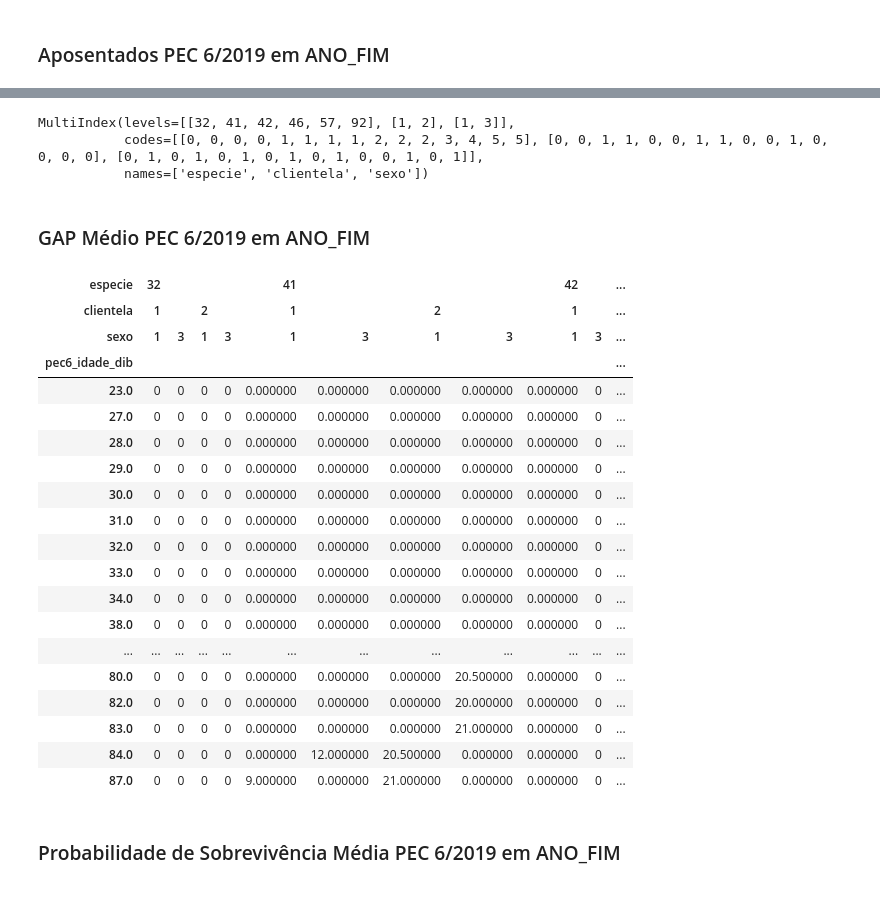
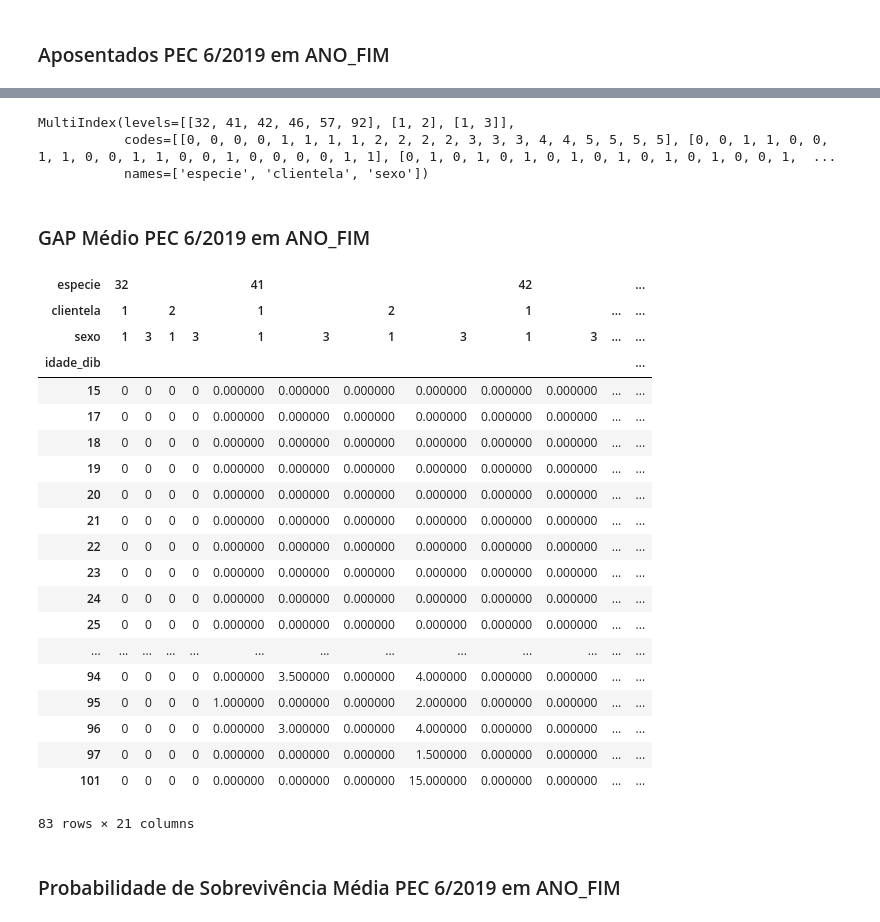
Before and after one commit to andrespp/ds-prev, a Jupyter notebook: analysis/reforma_acct-draft.ipynb, the cells around one changed output, grey strips where cells are left out. Saved outputs shown, nothing was run; the diff lists cells and outputs as text; code cells hidden in the pictures.

```diff
--- a/analysis/reforma_acct-draft.ipynb
+++ b/analysis/reforma_acct-draft.ipynb
@@ -142,0 +170,4 @@ df_rgps
+# %%
+print('ANO FIM = {}'.format(ANO_FIM))
+df = fato_pessoa[['especie','clientela', 'sexo', 'idade_dib', 'pec6_idade_dib','pec6_prob','pec6_gap','pec6_percent']]
+print(df['especie'].unique())
@@ -173,37 +208,38 @@ df_qtd
 df_qtd.columns
 # %% [output]
 MultiIndex(levels=[[32, 41, 42, 46, 57, 92], [1, 2], [1, 3]],
-           codes=[[0, 0, 0, 0, 1, 1, 1, 1, 2, 2, 2, 3, 4, 5, 5], [0, 0, 1, 1, 0, 0, 1, 1, 0, 0, 1, 0, 0, 0, 0], [0, 1, 0, 1, 0, 1, 0, 1, 0, 1, 0, 0, 1, 0, 1]],
+           codes=[[0, 0, 0, 0, 1, 1, 1, 1, 2, 2, 2, 2, 3, 3, 3, 4, 4, 5, 5, 5, 5], [0, 0, 1, 1, 0, 0, 1, 1, 0, 0, 1, 1, 0, 0, 1, 0, 0, 0, 0, 1, 1], [0, 1, 0, 1, 0, 1, 0, 1, 0, 1, 0, 1, 0, 1, 0, 0, 1,  ...
            names=['especie', 'clientela', 'sexo'])
 # %% [markdown]
 ### GAP Médio PEC 6/2019 em ANO_FIM
 # %%
-df_gap = df.pivot_table(index='pec6_idade_dib', columns=['especie','clientela','sexo'],
+df_gap = df.pivot_table(index='idade_dib', columns=['especie','clientela','sexo'],
                     values='pec6_gap', aggfunc='mean')#.round()
 df_gap.fillna(value=0, inplace=True, downcast='infer')
 #df_qtd.to_csv('../sandbox/2016_pec_avggap_sample.csv')
 df_gap
 # %% [output]
-| especie | 32 |  |  |  | 41 |  |  |  | 42 |  | ... |
-| clientela | 1 |  | 2 |  | 1 |  | 2 |  | 1 |  | ... |
-| sexo | 1 | 3 | 1 | 3 | 1 | 3 | 1 | 3 | 1 | 3 | ... |
-| pec6_idade_dib |  |  |  |  |  |  |  |  |  |  | ... |
-| 23.0 | 0 | 0 | 0 | 0 | 0.000000 | 0.000000 | 0.000000 | 0.000000 | 0.000000 | 0 | ... |
-| 27.0 | 0 | 0 | 0 | 0 | 0.000000 | 0.000000 | 0.000000 | 0.000000 | 0.000000 | 0 | ... |
-| 28.0 | 0 | 0 | 0 | 0 | 0.000000 | 0.000000 | 0.000000 | 0.000000 | 0.000000 | 0 | ... |
-| 29.0 | 0 | 0 | 0 | 0 | 0.000000 | 0.000000 | 0.000000 | 0.000000 | 0.000000 | 0 | ... |
-| 30.0 | 0 | 0 | 0 | 0 | 0.000000 | 0.000000 | 0.000000 | 0.000000 | 0.000000 | 0 | ... |
-| 31.0 | 0 | 0 | 0 | 0 | 0.000000 | 0.000000 | 0.000000 | 0.000000 | 0.000000 | 0 | ... |
-| 32.0 | 0 | 0 | 0 | 0 | 0.000000 | 0.000000 | 0.000000 | 0.000000 | 0.000000 | 0 | ... |
-| 33.0 | 0 | 0 | 0 | 0 | 0.000000 | 0.000000 | 0.000000 | 0.000000 | 0.000000 | 0 | ... |
-| 34.0 | 0 | 0 | 0 | 0 | 0.000000 | 0.000000 | 0.000000 | 0.000000 | 0.000000 | 0 | ... |
-| 38.0 | 0 | 0 | 0 | 0 | 0.000000 | 0.000000 | 0.000000 | 0.000000 | 0.000000 | 0 | ... |
-| ... | ... | ... | ... | ... | ... | ... | ... | ... | ... | ... | ... |
-| 80.0 | 0 | 0 | 0 | 0 | 0.000000 | 0.000000 | 0.000000 | 20.500000 | 0.000000 | 0 | ... |
-| 82.0 | 0 | 0 | 0 | 0 | 0.000000 | 0.000000 | 0.000000 | 20.000000 | 0.000000 | 0 | ... |
-| 83.0 | 0 | 0 | 0 | 0 | 0.000000 | 0.000000 | 0.000000 | 21.000000 | 0.000000 | 0 | ... |
-| 84.0 | 0 | 0 | 0 | 0 | 0.000000 | 12.000000 | 20.500000 | 0.000000 | 0.000000 | 0 | ... |
-| 87.0 | 0 | 0 | 0 | 0 | 9.000000 | 0.000000 | 21.000000 | 0.000000 | 0.000000 | 0 | ... |
+| especie | 32 |  |  |  | 41 |  |  |  | 42 |  |  | ... |
+| clientela | 1 |  | 2 |  | 1 |  | 2 |  | 1 |  | ... | ... |
+| sexo | 1 | 3 | 1 | 3 | 1 | 3 | 1 | 3 | 1 | 3 | ... | ... |
+| idade_dib |  |  |  |  |  |  |  |  |  |  |  | ... |
+| 15 | 0 | 0 | 0 | 0 | 0.000000 | 0.000000 | 0.000000 | 0.000000 | 0.000000 | 0.000000 | ... | ... |
+| 17 | 0 | 0 | 0 | 0 | 0.000000 | 0.000000 | 0.000000 | 0.000000 | 0.000000 | 0.000000 | ... | ... |
+| 18 | 0 | 0 | 0 | 0 | 0.000000 | 0.000000 | 0.000000 | 0.000000 | 0.000000 | 0.000000 | ... | ... |
+| 19 | 0 | 0 | 0 | 0 | 0.000000 | 0.000000 | 0.000000 | 0.000000 | 0.000000 | 0.000000 | ... | ... |
+| 20 | 0 | 0 | 0 | 0 | 0.000000 | 0.000000 | 0.000000 | 0.000000 | 0.000000 | 0.000000 | ... | ... |
+| 21 | 0 | 0 | 0 | 0 | 0.000000 | 0.000000 | 0.000000 | 0.000000 | 0.000000 | 0.000000 | ... | ... |
+| 22 | 0 | 0 | 0 | 0 | 0.000000 | 0.000000 | 0.000000 | 0.000000 | 0.000000 | 0.000000 | ... | ... |
+| 23 | 0 | 0 | 0 | 0 | 0.000000 | 0.000000 | 0.000000 | 0.000000 | 0.000000 | 0.000000 | ... | ... |
+| 24 | 0 | 0 | 0 | 0 | 0.000000 | 0.000000 | 0.000000 | 0.000000 | 0.000000 | 0.000000 | ... | ... |
+| 25 | 0 | 0 | 0 | 0 | 0.000000 | 0.000000 | 0.000000 | 0.000000 | 0.000000 | 0.000000 | ... | ... |
+| ... | ... | ... | ... | ... | ... | ... | ... | ... | ... | ... | ... | ... |
+| 94 | 0 | 0 | 0 | 0 | 0.000000 | 3.500000 | 0.000000 | 4.000000 | 0.000000 | 0.000000 | ... | ... |
+| 95 | 0 | 0 | 0 | 0 | 1.000000 | 0.000000 | 0.000000 | 2.000000 | 0.000000 | 0.000000 | ... | ... |
+| 96 | 0 | 0 | 0 | 0 | 0.000000 | 3.000000 | 0.000000 | 4.000000 | 0.000000 | 0.000000 | ... | ... |
+| 97 | 0 | 0 | 0 | 0 | 0.000000 | 0.000000 | 0.000000 | 1.500000 | 0.000000 | 0.000000 | ... | ... |
+| 101 | 0 | 0 | 0 | 0 | 0.000000 | 0.000000 | 0.000000 | 15.000000 | 0.000000 | 0.000000 | ... | ... |
+83 rows × 21 columns
 # %% [markdown]
 ### Probabilidade de Sobrevivência Média PEC 6/2019 em ANO_FIM
 # %%
```
Also changed, not shown: parts of 14 cells of this notebook, 1 other file.
